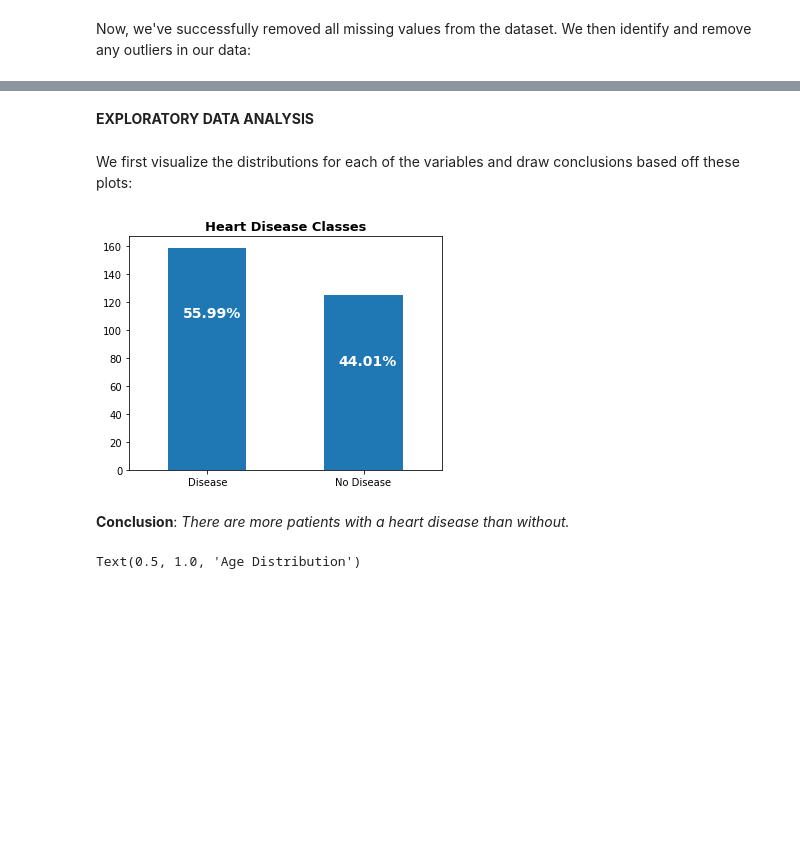
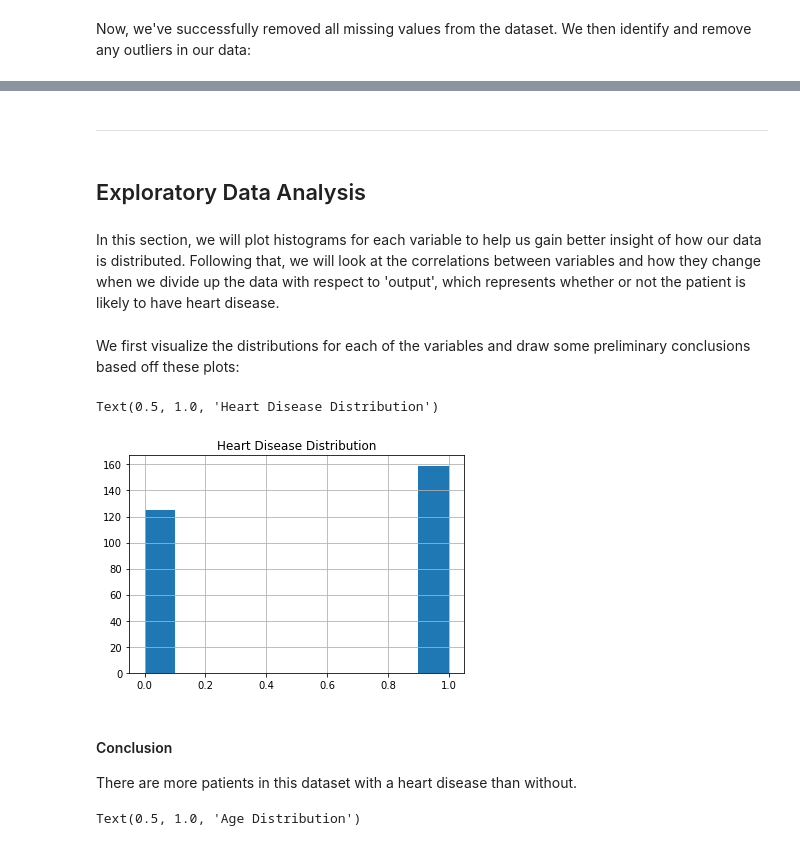
Before and after one commit to jsondevers/heart-attacks, a Jupyter notebook: heart-attack.ipynb, the cells around one changed output, grey strips where cells are left out. Cells and saved outputs as stored; diff of their text form; code cells hidden in the pictures; blank space fills up the shorter version.

```diff
--- a/heart-attack.ipynb
+++ b/heart-attack.ipynb
@@ -208,13 +228,14 @@ dtype: int64
 # %% [markdown]
 Now, we've successfully removed all missing values from the dataset. We then identify and remove any outliers in our data:
 # %%
-continuous_features = ['age', 'trtbps', 'chol', 'thalachh', 'oldpeak']
-for feature in continuous_features:
-   feature_data = df[feature]
-   Q1 = np.percentile(feature_data, 25.)
-   Q3 = np.percentile(feature_data, 75.)
-   IQR = Q3 - Q1
-   outlier_step = IQR * 1.5
-   outliers = feature_data[~((feature_data >= Q1 - outlier_step) & (feature_data <= Q3 + outlier_step))].index.tolist()
-   df.drop(outliers, inplace=True, errors='ignore')
+# Calculate Interquartile Range and outlier step for each column with continuous variables, and drop any values that are outside of the range of (Q1 - outlier step, Q3 + outlier step)
+continuous_variables = ['age', 'trtbps', 'chol', 'thalachh', 'oldpeak']
+for var in continuous_variables:
+    var_data = df[var]
+    Q1 = np.percentile(var_data, 25.)
+    Q3 = np.percentile(var_data, 75.)
+    IQR = Q3 - Q1
+    outlier_step = IQR * 1.5
+    outliers = var_data[~((var_data >= Q1 - outlier_step) & (var_data <= Q3 + outlier_step))].index.tolist()
+    df.drop(outliers, inplace=True, errors='ignore')
 # %% [markdown]
@@ -247,32 +268,23 @@ df_visual['slp'] = df.slp.replace({0: "Upsloping", 1: "Flat", 2:"Downsloping"})
 df_visual['thall'] = df.thall.replace({0: "Null", 1: "Fixed Defect", 2: "Reversible Defect", 3: "Normal"})
 df_visual['output'] = df.output.replace({1: "Heart Disease", 0: "No Heart Disease"})
 df['output_name'] = df.output.replace({1: "Heart Disease", 0: "No Heart Disease"})
+# %% [markdown]
+---
 # %% [markdown]
-**EXPLORATORY DATA ANALYSIS**
+<h2>Exploratory Data Analysis</h2>
+# %% [markdown]
+In this section, we will plot histograms for each variable to help us gain better insight of how our data is distributed. Following that, we will look at the correlations between variables and how they change when we divide up the data with respect to 'output', which represents whether or not the patient is likely to have heart disease.
 # %% [markdown]
-We first visualize the distributions for each of the variables and draw conclusions based off these plots:
+We first visualize the distributions for each of the variables and draw some preliminary conclusions based off these plots:
 # %%
-fig, ax = plt.subplots(figsize=(5,4))
-name = ["Disease", "No Disease"]
-ax = df_visual.output.value_counts().plot(kind='bar')
-ax.set_title("Heart Disease Classes", fontsize = 13, weight = 'bold')
-ax.set_xticklabels (name, rotation = 0)
-
-# To calculate the percentage
-totals = []
-for i in ax.patches:
-    totals.append(i.get_height())
-total = sum(totals)
-for i in ax.patches:
-    ax.text(i.get_x()+.09, i.get_height()-50, \
-            str(round((i.get_height()/total)*100, 2))+'%', fontsize=14,
-                color='white', weight = 'bold')
-
-plt.tight_layout()
+df['output'].hist().plot(kind='bar')
+plt.title('Heart Disease Distribution')
 # %% [output]
+Text(0.5, 1.0, 'Heart Disease Distribution')
-[figure, old version]
+[figure, new version]
 # %% [markdown]
-**Conclusion**: _There are more patients with a heart disease than without._
+<h4>Conclusion</h4>
+There are more patients in this dataset with a heart disease than without.
 # %%
 df['age'].hist().plot(kind='bar')
 plt.title('Age Distribution')
```
Also changed, not shown: parts of 75 cells of this notebook, 3 other files.
